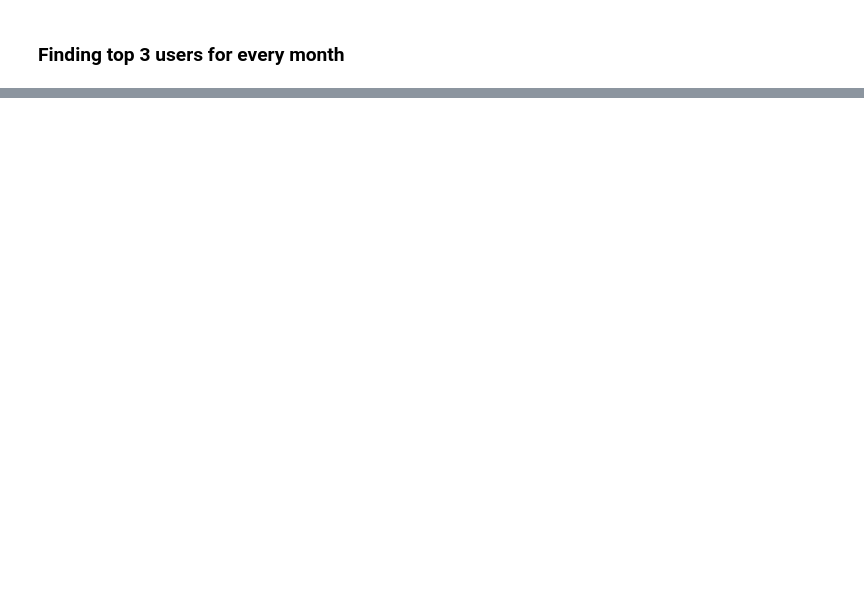
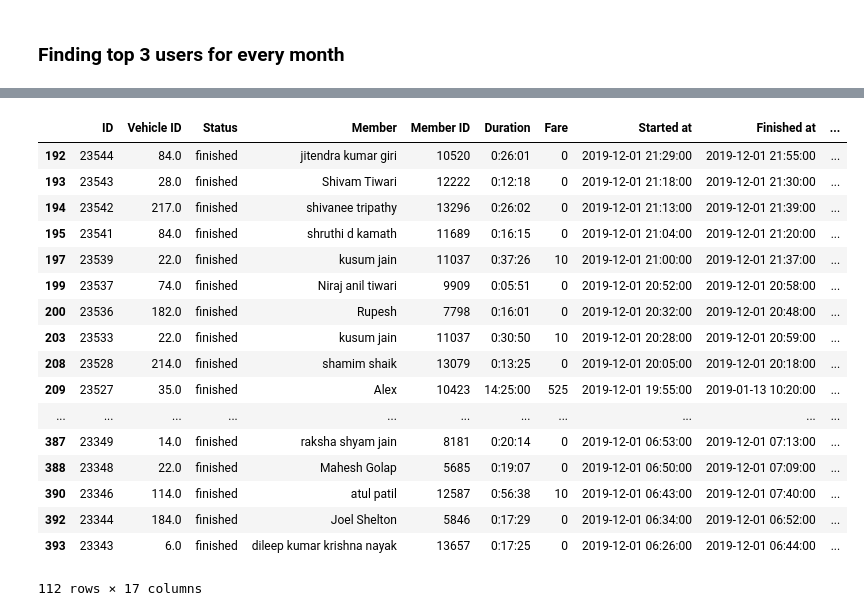
Before and after one commit to aayushi0402/Rides-Data, a Jupyter notebook: Rides_Analysis.ipynb, the cells around one changed output, grey strips where cells are left out. Drawn from its saved outputs; the diff is of its cells as text; code cells hidden in the pictures; blank space fills up the shorter version.

```diff
--- a/Rides_Analysis.ipynb
+++ b/Rides_Analysis.ipynb
@@ -305,0 +309,22 @@ df2.groupby('Member ID').groups
+# %%
+d19 = df1.loc[df1['Year'] == 2019]
+d19.loc[d19.Month == 12]
+# %% [output]
+|  | ID | Vehicle ID | Status | Member | Member ID | Duration | Fare | Started at | Finished at | ... |
+| 192 | 23544 | 84.0 | finished | jitendra kumar giri | 10520 | 0:26:01 | 0 | 2019-12-01 21:29:00 | 2019-12-01 21:55:00 | ... |
+| 193 | 23543 | 28.0 | finished | Shivam Tiwari | 12222 | 0:12:18 | 0 | 2019-12-01 21:18:00 | 2019-12-01 21:30:00 | ... |
+| 194 | 23542 | 217.0 | finished | shivanee tripathy | 13296 | 0:26:02 | 0 | 2019-12-01 21:13:00 | 2019-12-01 21:39:00 | ... |
+| 195 | 23541 | 84.0 | finished | shruthi d kamath | 11689 | 0:16:15 | 0 | 2019-12-01 21:04:00 | 2019-12-01 21:20:00 | ... |
+| 197 | 23539 | 22.0 | finished | kusum jain | 11037 | 0:37:26 | 10 | 2019-12-01 21:00:00 | 2019-12-01 21:37:00 | ... |
+| 199 | 23537 | 74.0 | finished | Niraj anil tiwari | 9909 | 0:05:51 | 0 | 2019-12-01 20:52:00 | 2019-12-01 20:58:00 | ... |
+| 200 | 23536 | 182.0 | finished | Rupesh | 7798 | 0:16:01 | 0 | 2019-12-01 20:32:00 | 2019-12-01 20:48:00 | ... |
+| 203 | 23533 | 22.0 | finished | kusum jain | 11037 | 0:30:50 | 10 | 2019-12-01 20:28:00 | 2019-12-01 20:59:00 | ... |
+| 208 | 23528 | 214.0 | finished | shamim shaik | 13079 | 0:13:25 | 0 | 2019-12-01 20:05:00 | 2019-12-01 20:18:00 | ... |
+| 209 | 23527 | 35.0 | finished | Alex | 10423 | 14:25:00 | 525 | 2019-12-01 19:55:00 | 2019-01-13 10:20:00 | ... |
+| ... | ... | ... | ... | ... | ... | ... | ... | ... | ... | ... |
+| 387 | 23349 | 14.0 | finished | raksha shyam jain | 8181 | 0:20:14 | 0 | 2019-12-01 06:53:00 | 2019-12-01 07:13:00 | ... |
+| 388 | 23348 | 22.0 | finished | Mahesh Golap | 5685 | 0:19:07 | 0 | 2019-12-01 06:50:00 | 2019-12-01 07:09:00 | ... |
+| 390 | 23346 | 114.0 | finished | atul patil | 12587 | 0:56:38 | 10 | 2019-12-01 06:43:00 | 2019-12-01 07:40:00 | ... |
+| 392 | 23344 | 184.0 | finished | Joel Shelton | 5846 | 0:17:29 | 0 | 2019-12-01 06:34:00 | 2019-12-01 06:52:00 | ... |
+| 393 | 23343 | 6.0 | finished | dileep kumar krishna nayak | 13657 | 0:17:25 | 0 | 2019-12-01 06:26:00 | 2019-12-01 06:44:00 | ... |
+112 rows × 17 columns
```
Also changed, not shown: parts of 23 cells of this notebook.
